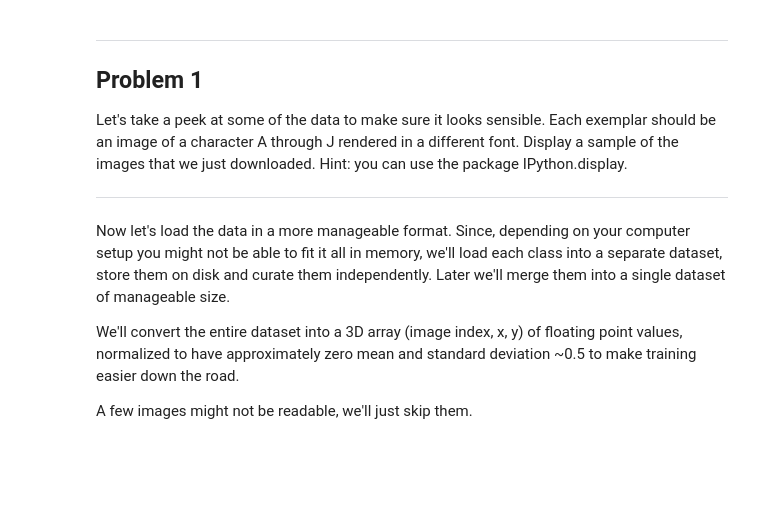
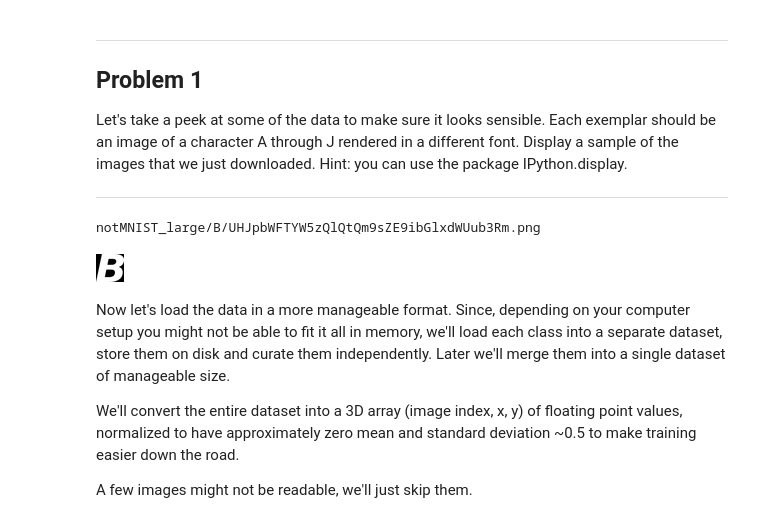
Before and after one commit to michaldul/deep-learning-course, a Jupyter notebook: examples/1_notmnist.ipynb, the cells around one changed output. Drawn from its saved outputs; the diff is of its cells as text; code cells hidden in the pictures; blank space fills up the shorter version.

```diff
--- a/examples/1_notmnist.ipynb
+++ b/examples/1_notmnist.ipynb
@@ -86,6 +86,22 @@ Problem 1
 Let's take a peek at some of the data to make sure it looks sensible. Each exemplar should be an image of a character A through J rendered in a different font. Display a sample of the images that we just downloaded. Hint: you can use the package IPython.display.
 
 ---
+# %%
+def rand_img():
+    not_mnist_path = 'notMNIST_large'
+    letter_dirs = ['A', 'B', 'C', 'D', 'E', 'F', 'G', 'H', 'I', 'J']
+    letter_dir = letter_dirs[np.random.randint(0, len(letter_dirs))]
+    letter_path = os.path.join(not_mnist_path, letter_dir)
+    samples = os.listdir(letter_path)
+    sample = samples[np.random.randint(0, len(samples))]
+    return os.path.join(letter_path, sample)
+
+letter_img = rand_img()
+print(letter_img)
+Image(filename=letter_img)
+# %% [output]
+notMNIST_large/B/UHJpbWFTYW5zQlQtQm9sZE9ibGlxdWUub3Rm.png
+[figure, added]
 # %% [markdown]
 Now let's load the data in a more manageable format. Since, depending on your computer setup you might not be able to fit it all in memory, we'll load each class into a separate dataset, store them on disk and curate them independently. Later we'll merge them into a single dataset of manageable size.
 
```
Also changed, not shown: parts of 9 cells of this notebook.
